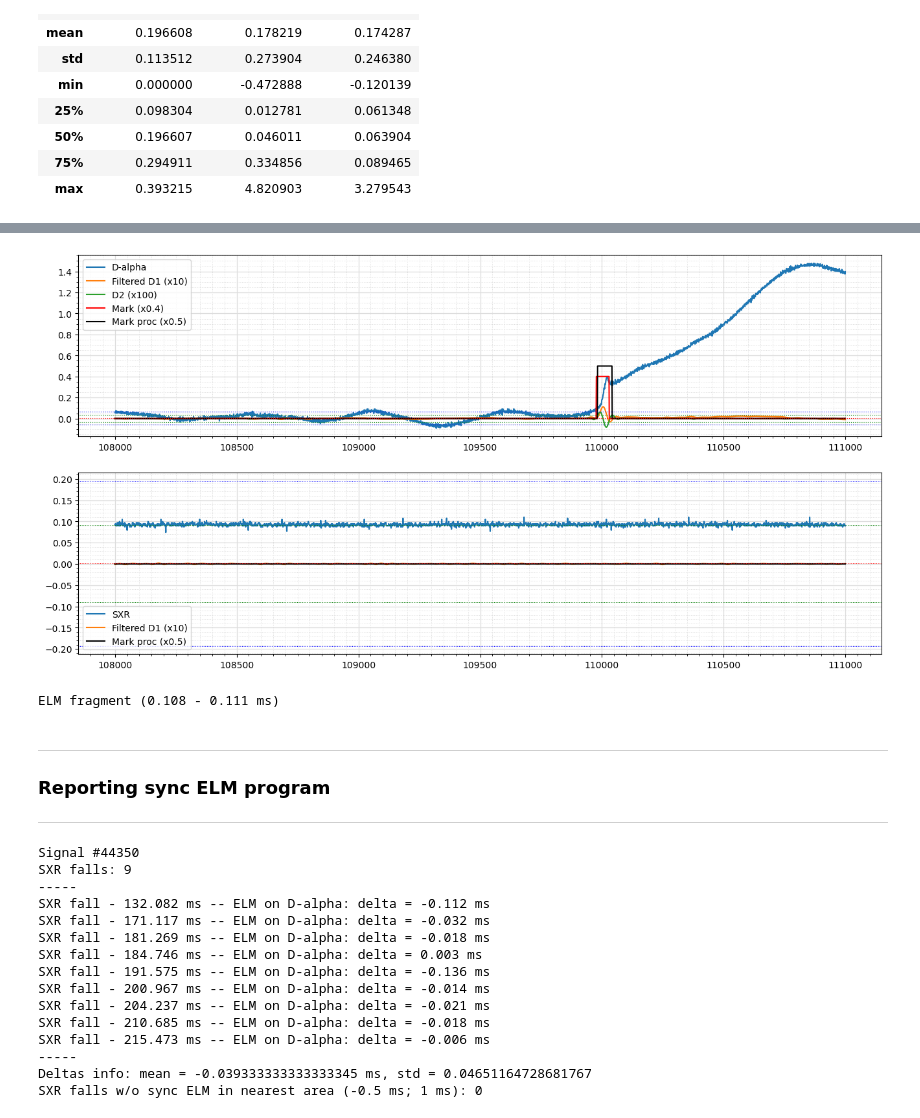
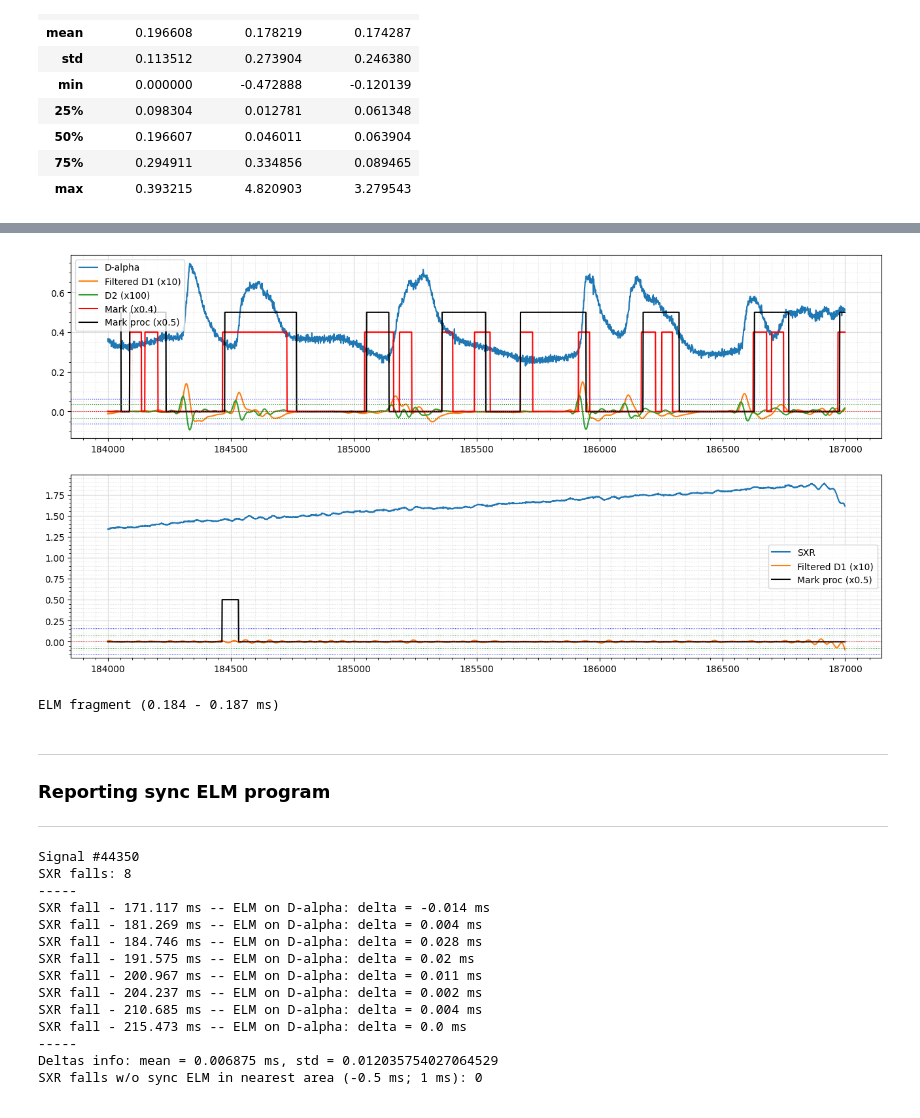
Before and after one commit to feodorrussia/Plasma_analysis, a Jupyter notebook: Marking system.ipynb, the cells around one changed output, grey strips where cells are left out. Saved outputs shown, nothing was run; the diff lists cells and outputs as text; code cells hidden in the pictures.

Commit message:
Update Marking system.ipynb
Fix bugs & reset delta logic

```diff
--- a/Marking system.ipynb
+++ b/Marking system.ipynb
@@ -5,7 +5,7 @@ from source.Files_operating import read_sht_data
 shtRipper v1.3
 # %%
 F_ID = 44350
-dir_path = "C:/Users/f.belous/Work/Projects/Plasma_analysis/data/sht/G-ELM/"
+dir_path = "D:/Edu/Lab/Projects/Plasma_analysis/data/sht/G-ELM/"
 # D:/Edu/Lab/Projects/Plasma_analysis/data/sht/G-ELM/ | C:/Users/f.belous/Work/Projects/Plasma_analysis/data/sht/G-ELM/
 
 df = read_sht_data(f'sht{F_ID}', dir_path)
@@ -172,6 +172,9 @@ def proc_slices(mark_data: np.array, data: np.array, data_diff: np.array, meta:
                 if meta.name == "sxr" and abs(data_diff[proc_slice.l:proc_slice.r].max() - meta.d_q) < meta.d_std:
                     proc_slice.set_mark(1)
 
+                if meta.name == "sxr" and abs(data_diff[proc_slice.l:proc_slice.r].max() - meta.d_q) > meta.d_std_top * meta.d_std:
+                    proc_slice.set_mark(0)
+
                 res_mark[proc_slice.l: proc_slice.r] = proc_slice.mark
                 c += proc_slice.mark
 
@@ -323,7 +325,7 @@ def get_d2_peaks(diff_data: np.array, mark_data: np.array, s_i: int) -> np.array
 
 mode_plotting = 1  # int(input("Input visualising mode [ 0 - manual | 1 - only marked ]:"))
 # mode_marking = int(input("Input marking mode (0 - manual | 1 - semiauto): ").strip().split()[0])
-l_edge = 0  # int(input(f"Input start index [0:{df.shape[0]//1000*1000}]: ").strip().split()[0])
+l_edge = 184000  # int(input(f"Input start index [0:{df.shape[0]//1000*1000}]: ").strip().split()[0])
 # print("---")
 step = 2000
 width = 3000
@@ -378,35 +380,35 @@ while l_edge < df.shape[0]:
     ax2.grid(which='major', color='#DDDDDD', linewidth=0.9)
     ax2.grid(which='minor', color='#DDDDDD', linestyle=':', linewidth=0.7)
     ax2.minorticks_on()
     ax2.xaxis.set_minor_locator(AutoMinorLocator(10))
     ax2.legend()
     plt.show()
 
     # res = list(map(int, input(f"Input index pairs of ELM fragments ({df.t[l_edge]} - {df.t[r_edge]} ms):\n").strip().split()))
     # for i in range(0, len(res), 2):
     #     board_ind = [res[i], res[i+1]]
 
     #     mark = float(input("Input mark to set [ 0 | 1 | 2 ]: "))
 
     #     if mode_marking and mark > 0:
     #         board_ind = get_borders(df.loc[res[i]:res[i + 1], "ch1"].to_numpy(), scale=1.5)
     #         board_ind[0] = max(board_ind[0] - step_away + res[i], 0)
     #         board_ind[1] += res[i]
 
     #     df.loc[board_ind[0]:board_ind[1], "ch1_marked"] = mark
 
     print(f"ELM fragment ({df.t[l_edge]} - {df.t[r_edge]} ms)\n")
     break
     # input(f"ELM fragment ({df.t[l_edge]} - {df.t[r_edge]} ms)\n")
 
     plt.close()
     plt.clf()
     l_edge += step
 
 # 217500
 # %% [output]
-[figure, old version]
+[figure, new version]
-ELM fragment (0.108 - 0.111 ms)
+ELM fragment (0.184 - 0.187 ms)
 # %% [markdown]
 ---
 ### Reporting sync ELM program
@@ -442,19 +444,23 @@ print(f"SXR falls: {len(sxr_slices)}")
 print("-----")
 
 for sl_i in range(len(sxr_slices)):
-    da_slices = get_slices(mark_d_alpha[min(sxr_slices[sl_i].l - 500, mark_d_alpha.shape[0]): min(sxr_slices[sl_i].r + 1000, mark_d_alpha.shape[0])])
+    l_shift, r_shift = 100, 1500
+    da_slices = get_slices(mark_d_alpha[min(sxr_slices[sl_i].l - l_shift, mark_d_alpha.shape[0]): min(sxr_slices[sl_i].r + r_shift, mark_d_alpha.shape[0])])
 
     if len(da_slices) == 0:
         deltas[sl_i] = np.nan
         print(f"SXR fall - {((sxr_slices[sl_i].r - sxr_slices[sl_i].l) // 2 + sxr_slices[sl_i].l) / 1e3} ms -- No ELM on D-alpha")
     else:
         ind = 0
-        while sxr_slices[sl_i].r - (da_slices[ind].r + sxr_slices[sl_i].l - 500) > 0 and ind + 1 < len(da_slices):
+        while sxr_slices[sl_i].r - (da_slices[ind].r + sxr_slices[sl_i].l - l_shift) > 0 and ind + 1 < len(da_slices):
             ind += 1
-        # print(ind)
-        # for da_sl in da_slices:
-        #     print((da_sl.l + sxr_slices[sl_i].l - 500) / 1e3, (da_sl.r + sxr_slices[sl_i].l - 500) / 1e3)
-        deltas[sl_i] = (da_slices[ind].l - 500 - (sxr_slices[sl_i].r - sxr_slices[sl_i].l) // 2) / 1e3
+
+        deltas[sl_i] = (da_slices[ind].l - l_shift) / 1e3
+
+        if deltas[sl_i] > 0.4:
+            deltas[sl_i] = np.nan
+            print(f"SXR fall - {((sxr_slices[sl_i].r - sxr_slices[sl_i].l) // 2 + sxr_slices[sl_i].l) / 1e3} ms -- No ELM on D-alpha")
+            continue
         print(f"SXR fall - {((sxr_slices[sl_i].r - sxr_slices[sl_i].l) // 2 + sxr_slices[sl_i].l) / 1e3} ms -- ELM on D-alpha: delta = {deltas[sl_i]} ms")
 
 
@@ -463,19 +469,18 @@ print(f"Deltas info: mean = {np.nanmean(deltas)} ms, std = {np.nanstd(deltas)}")
 print(f"SXR falls w/o sync ELM in nearest area (-0.5 ms; 1 ms): {np.count_nonzero(np.isnan(deltas))}")
 # %% [output]
 Signal #44350
-SXR falls: 9
+SXR falls: 8
 -----
-SXR fall - 132.082 ms -- ELM on D-alpha: delta = -0.112 ms
-SXR fall - 171.117 ms -- ELM on D-alpha: delta = -0.032 ms
-SXR fall - 181.269 ms -- ELM on D-alpha: delta = -0.018 ms
-SXR fall - 184.746 ms -- ELM on D-alpha: delta = 0.003 ms
-SXR fall - 191.575 ms -- ELM on D-alpha: delta = -0.136 ms
-SXR fall - 200.967 ms -- ELM on D-alpha: delta = -0.014 ms
-SXR fall - 204.237 ms -- ELM on D-alpha: delta = -0.021 ms
-SXR fall - 210.685 ms -- ELM on D-alpha: delta = -0.018 ms
-SXR fall - 215.473 ms -- ELM on D-alpha: delta = -0.006 ms
+SXR fall - 171.117 ms -- ELM on D-alpha: delta = -0.014 ms
+SXR fall - 181.269 ms -- ELM on D-alpha: delta = 0.004 ms
+SXR fall - 184.746 ms -- ELM on D-alpha: delta = 0.028 ms
+SXR fall - 191.575 ms -- ELM on D-alpha: delta = 0.02 ms
+SXR fall - 200.967 ms -- ELM on D-alpha: delta = 0.011 ms
+SXR fall - 204.237 ms -- ELM on D-alpha: delta = 0.002 ms
+SXR fall - 210.685 ms -- ELM on D-alpha: delta = 0.004 ms
+SXR fall - 215.473 ms -- ELM on D-alpha: delta = 0.0 ms
 -----
-Deltas info: mean = -0.039333333333333345 ms, std = 0.04651164728681767
+Deltas info: mean = 0.006875 ms, std = 0.012035754027064529
 SXR falls w/o sync ELM in nearest area (-0.5 ms; 1 ms): 0
 # %%
 def process_fragments(data: np.array, mark_data: np.array, length_edge=10, distance_edge=25, scale=1.5, step_out=10) -> np.array:
```
Also changed, not shown: parts of 2 cells of this notebook.
